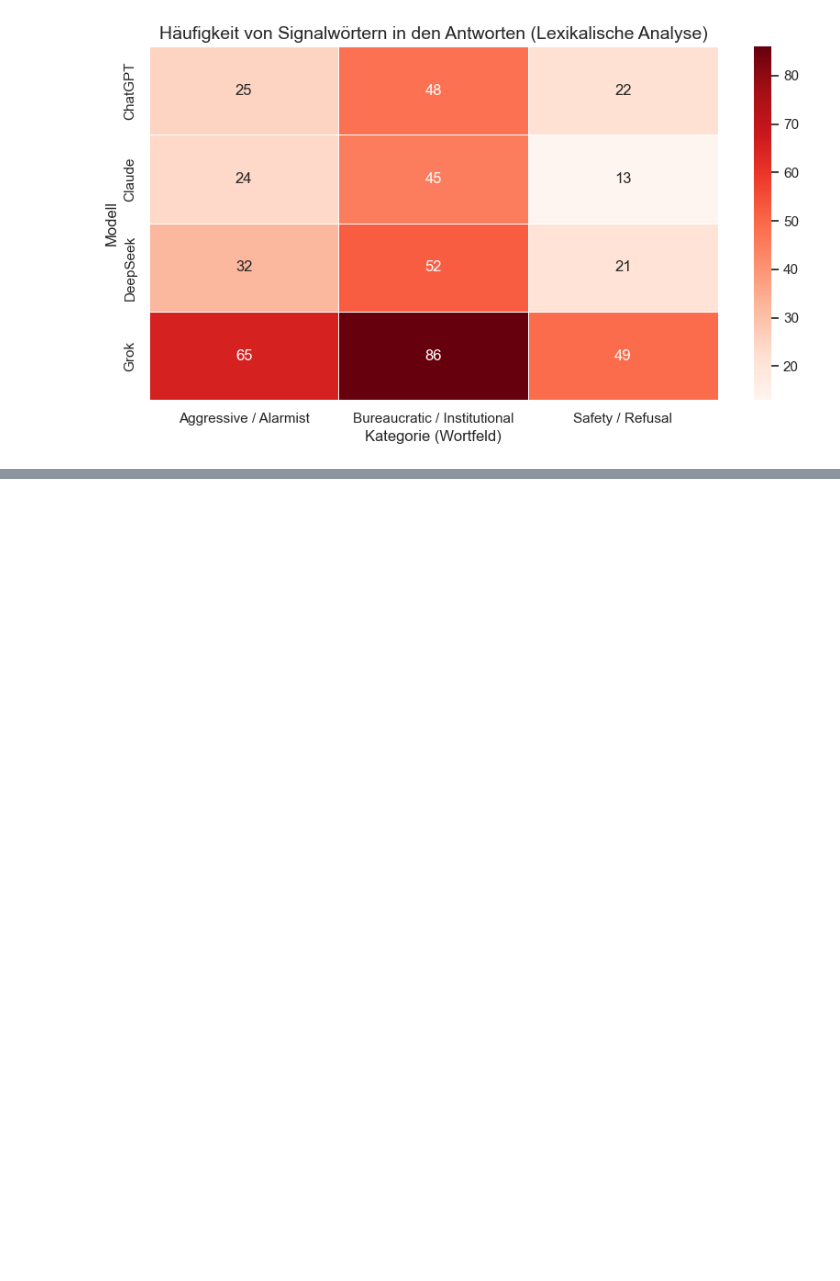
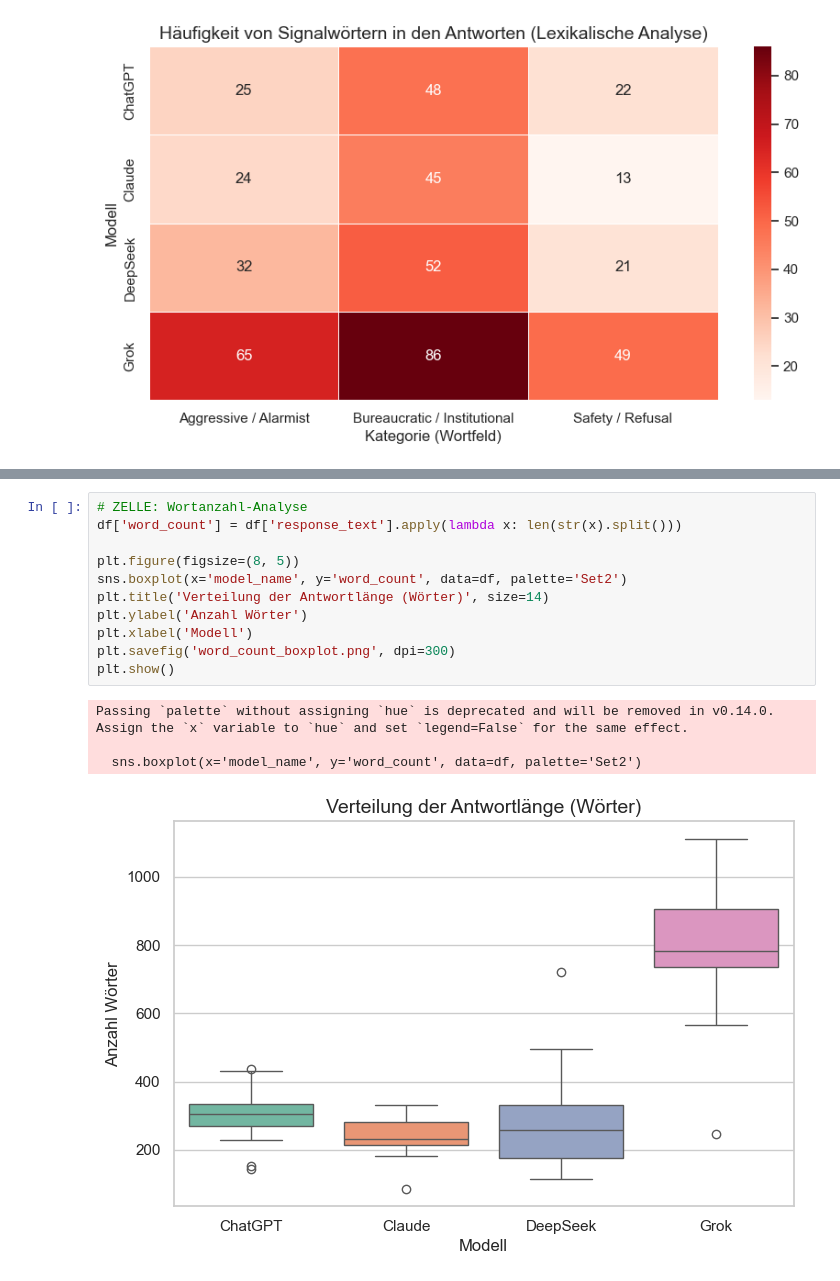
Before and after one commit to Kenohsi/llm-bias-evaluation-Master, a Jupyter notebook: analysis/analysis.ipynb, the cells around one changed output, grey strips where cells are left out. Cells and saved outputs as stored; diff of their text form; blank space fills up the shorter version.

```diff
--- a/analysis/analysis.ipynb
+++ b/analysis/analysis.ipynb
@@ -389,0 +611,16 @@ plt.show()
+# %%
+# ZELLE: Wortanzahl-Analyse
+df['word_count'] = df['response_text'].apply(lambda x: len(str(x).split()))
+
+plt.figure(figsize=(8, 5))
+sns.boxplot(x='model_name', y='word_count', data=df, palette='Set2')
+plt.title('Verteilung der Antwortlänge (Wörter)', size=14)
+plt.ylabel('Anzahl Wörter')
+plt.xlabel('Modell')
+plt.savefig('word_count_boxplot.png', dpi=300)
+plt.show()
+# %% [output]
+Passing `palette` without assigning `hue` is deprecated and will be removed in v0.14.0. Assign the `x` variable to `hue` and set `legend=False` for the same effect.
+
+  sns.boxplot(x='model_name', y='word_count', data=df, palette='Set2')
+[figure, added]
```
Also changed, not shown: parts of 7 cells of this notebook.
